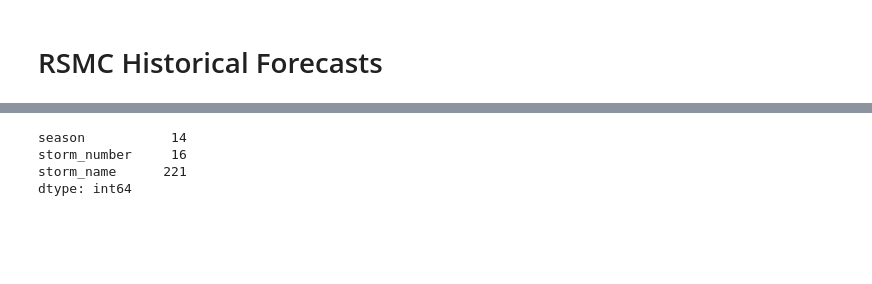
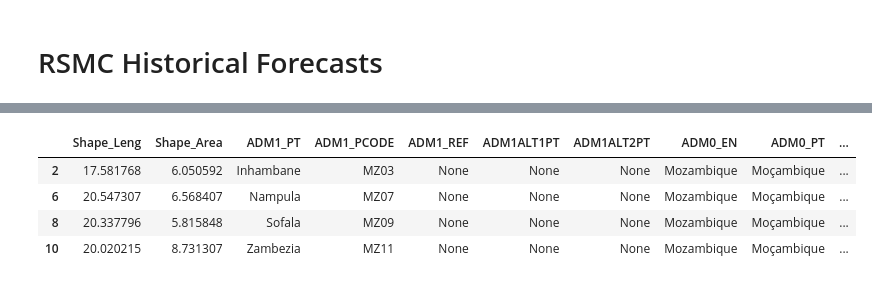
Before and after one commit to OCHA-DAP/ds-aa-moz-cyclones, a Jupyter notebook: exploration/rsmc_historical_forecasts.ipynb, the cells around one changed output, grey strips where cells are left out. Drawn from its saved outputs; the diff is of its cells as text; code cells hidden in the pictures; blank space fills up the shorter version.

```diff
--- a/exploration/rsmc_historical_forecasts.ipynb
+++ b/exploration/rsmc_historical_forecasts.ipynb
@@ -75,7 +20,8 @@ df
-# %%
-df.nunique()
-# %% [output]
-season           14
-storm_number     16
-storm_name      221
-dtype: int64
+# %%
+adm
+# %% [output]
+|  | Shape_Leng | Shape_Area | ADM1_PT | ADM1_PCODE | ADM1_REF | ADM1ALT1PT | ADM1ALT2PT | ADM0_EN | ADM0_PT | ... |
+| 2 | 17.581768 | 6.050592 | Inhambane | MZ03 | None | None | None | Mozambique | Moçambique | ... |
+| 6 | 20.547307 | 6.568407 | Nampula | MZ07 | None | None | None | Mozambique | Moçambique | ... |
+| 8 | 20.337796 | 5.815848 | Sofala | MZ09 | None | None | None | Mozambique | Moçambique | ... |
+| 10 | 20.020215 | 8.731307 | Zambezia | MZ11 | None | None | None | Mozambique | Moçambique | ... |
```
Also changed, not shown: parts of 10 cells of this notebook, 5 other files.
